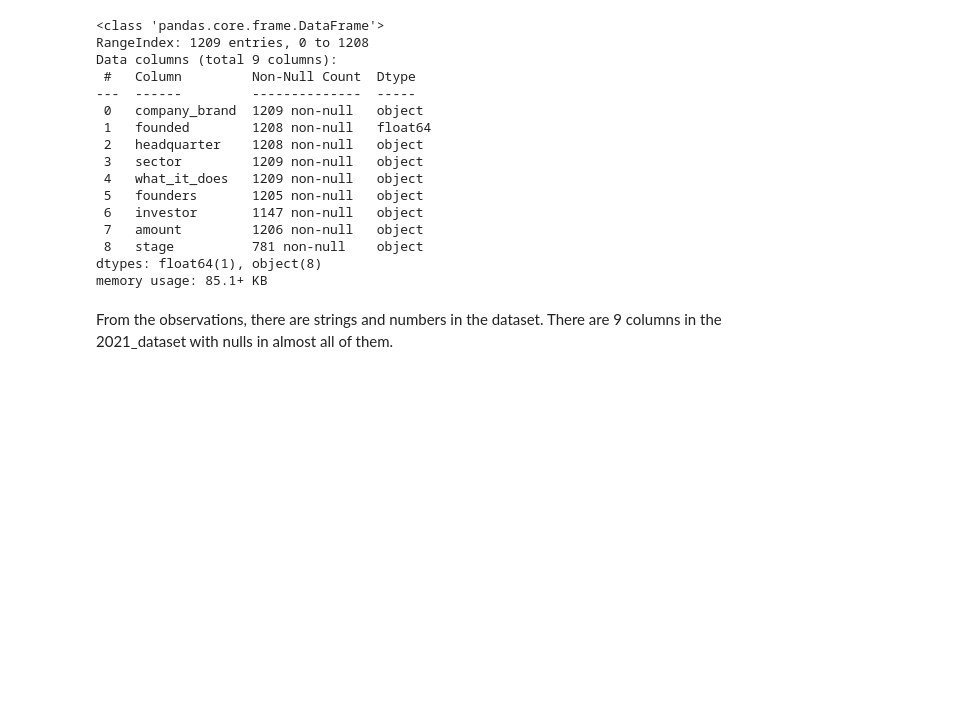
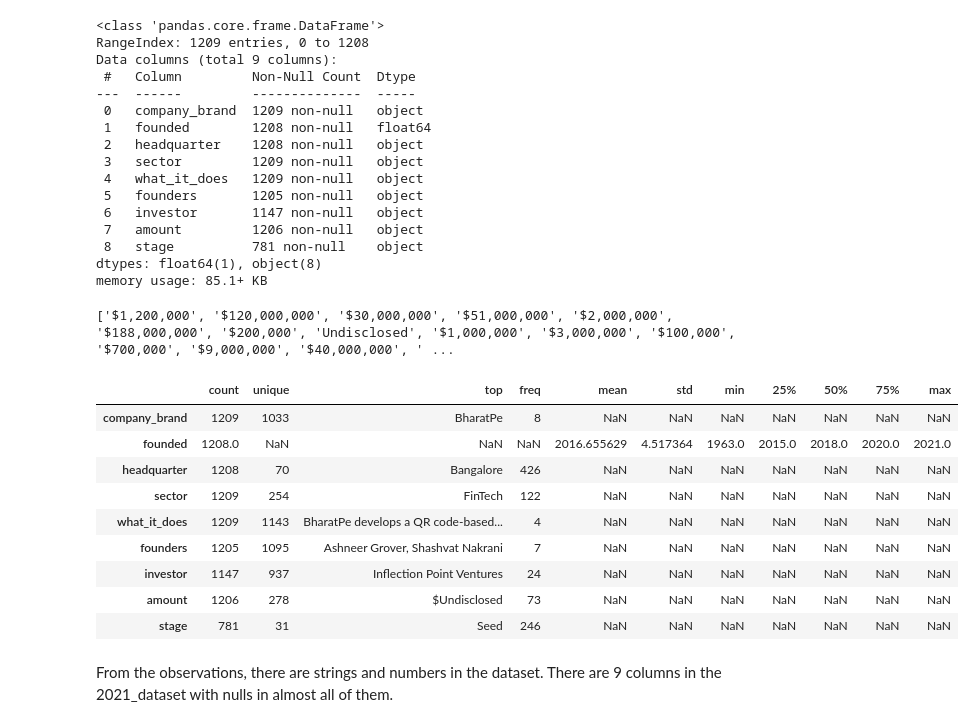
Before and after one commit to Azubi-Team-Selenium/Indian_Start_Up_Analysis, a Jupyter notebook: Data_collection.ipynb, the cells around one changed output. Drawn from its saved outputs; the diff is of its cells as text; code cells hidden in the pictures; blank space fills up the shorter version.

```diff
--- a/Data_collection.ipynb
+++ b/Data_collection.ipynb
@@ -104,6 +123,24 @@ Data columns (total 9 columns):
  8   stage          781 non-null    object
 dtypes: float64(1), object(8)
 memory usage: 85.1+ KB
+# %%
+#checking for any unique values and inconsistencies in amount column
+print(df_2021.amount.unique().tolist())
+# %% [output]
+['$1,200,000', '$120,000,000', '$30,000,000', '$51,000,000', '$2,000,000', '$188,000,000', '$200,000', 'Undisclosed', '$1,000,000', '$3,000,000', '$100,000', '$700,000', '$9,000,000', '$40,000,000', ' ...
+# %%
+df_2021.describe(include="all").T
+# %% [output]
+|  | count | unique | top | freq | mean | std | min | 25% | 50% | 75% | max |
+| company_brand | 1209 | 1033 | BharatPe | 8 | NaN | NaN | NaN | NaN | NaN | NaN | NaN |
+| founded | 1208.0 | NaN | NaN | NaN | 2016.655629 | 4.517364 | 1963.0 | 2015.0 | 2018.0 | 2020.0 | 2021.0 |
+| headquarter | 1208 | 70 | Bangalore | 426 | NaN | NaN | NaN | NaN | NaN | NaN | NaN |
+| sector | 1209 | 254 | FinTech | 122 | NaN | NaN | NaN | NaN | NaN | NaN | NaN |
+| what_it_does | 1209 | 1143 | BharatPe develops a QR code-based... | 4 | NaN | NaN | NaN | NaN | NaN | NaN | NaN |
+| founders | 1205 | 1095 | Ashneer Grover, Shashvat Nakrani | 7 | NaN | NaN | NaN | NaN | NaN | NaN | NaN |
+| investor | 1147 | 937 | Inflection Point Ventures | 24 | NaN | NaN | NaN | NaN | NaN | NaN | NaN |
+| amount | 1206 | 278 | $Undisclosed | 73 | NaN | NaN | NaN | NaN | NaN | NaN | NaN |
+| stage | 781 | 31 | Seed | 246 | NaN | NaN | NaN | NaN | NaN | NaN | NaN |
 # %% [markdown]
 From the observations, there are strings and numbers in the dataset. There are 9 columns in the 2021_dataset with nulls in almost all of them.
 # %%
```
Also changed, not shown: parts of 17 cells of this notebook, 2 other files.
